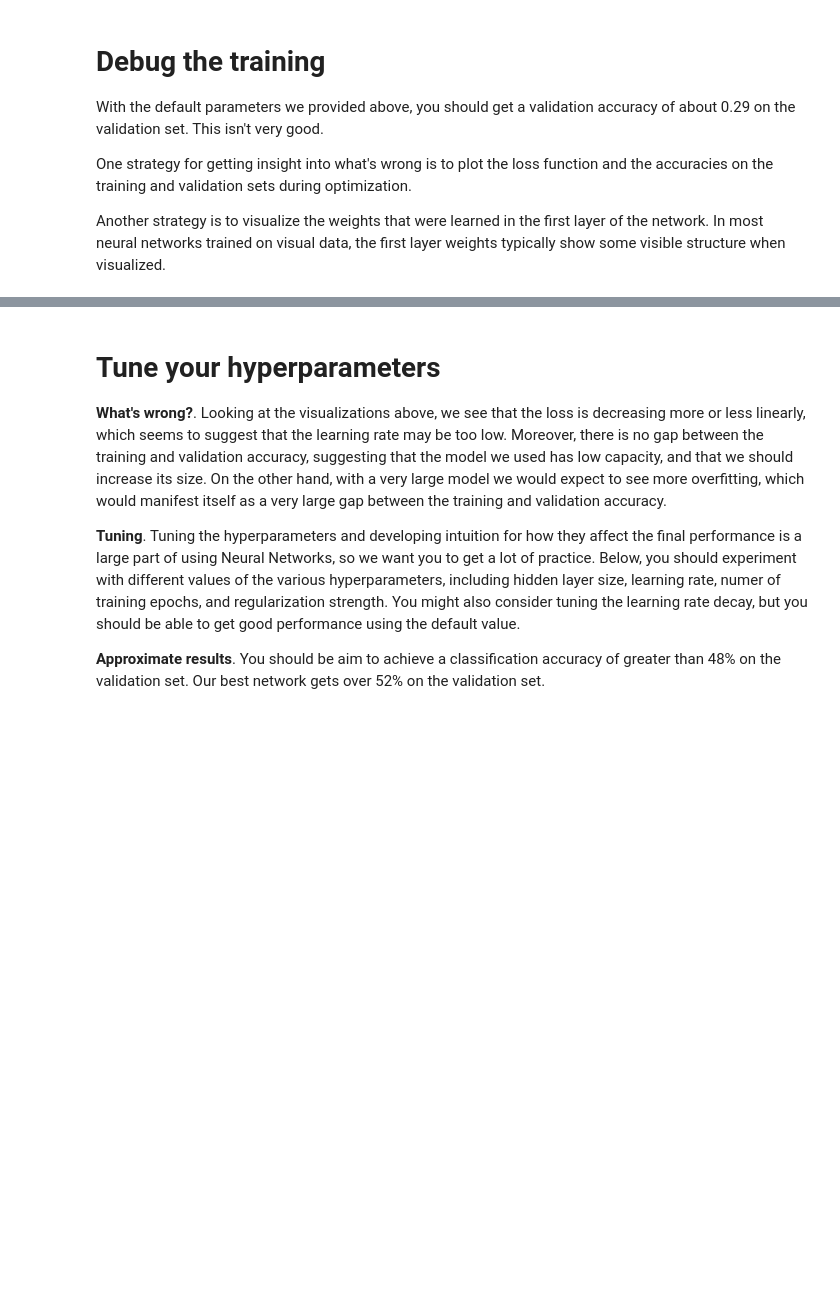
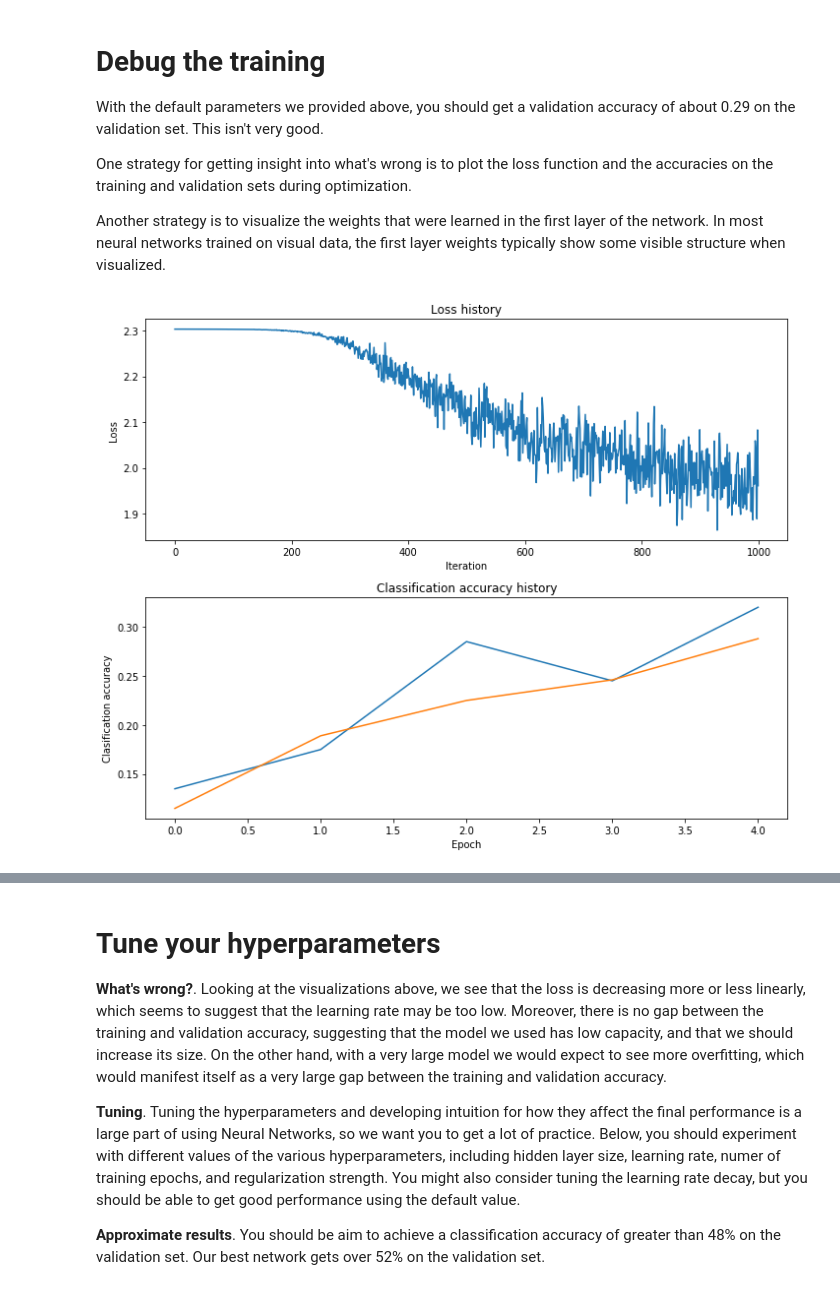
Before and after one commit to dbxmcf/cs231n_assign1, a Jupyter notebook: assignment1/two_layer_net.ipynb, the cells around one changed output, grey strips where cells are left out. Cells and saved outputs as stored; diff of their text form; code cells hidden in the pictures; blank space fills up the shorter version.

```diff
--- a/assignment1/two_layer_net.ipynb
+++ b/assignment1/two_layer_net.ipynb
@@ -221,18 +248,21 @@ Another strategy is to visualize the weights that were learned in the first laye
 # %%
 # Plot the loss function and train / validation accuracies
 plt.subplot(2, 1, 1)
 plt.plot(stats['loss_history'])
 plt.title('Loss history')
 plt.xlabel('Iteration')
 plt.ylabel('Loss')
 
 plt.subplot(2, 1, 2)
 plt.plot(stats['train_acc_history'], label='train')
 plt.plot(stats['val_acc_history'], label='val')
 plt.title('Classification accuracy history')
 plt.xlabel('Epoch')
 plt.ylabel('Clasification accuracy')
+plt.tight_layout()
 plt.show()
+# %% [output]
+[figure, added]
 # %%
 from cs231n.vis_utils import visualize_grid
 
```
Also changed, not shown: parts of 7 cells of this notebook, 4 other files.
